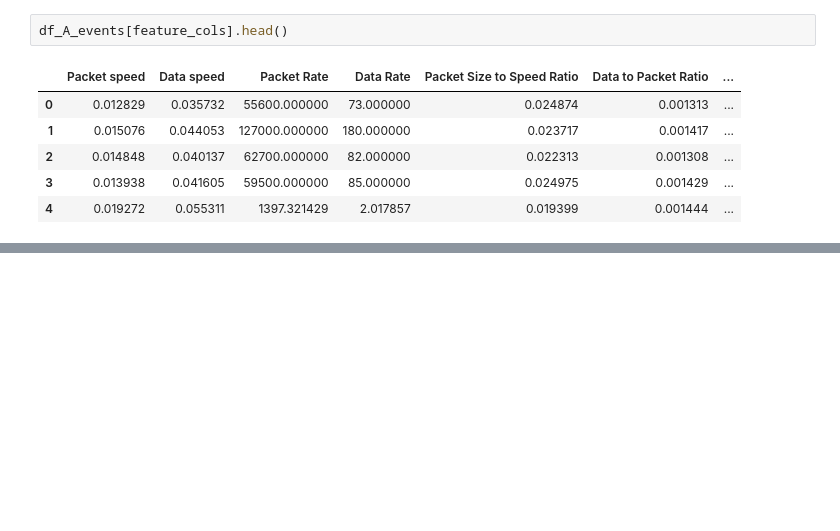
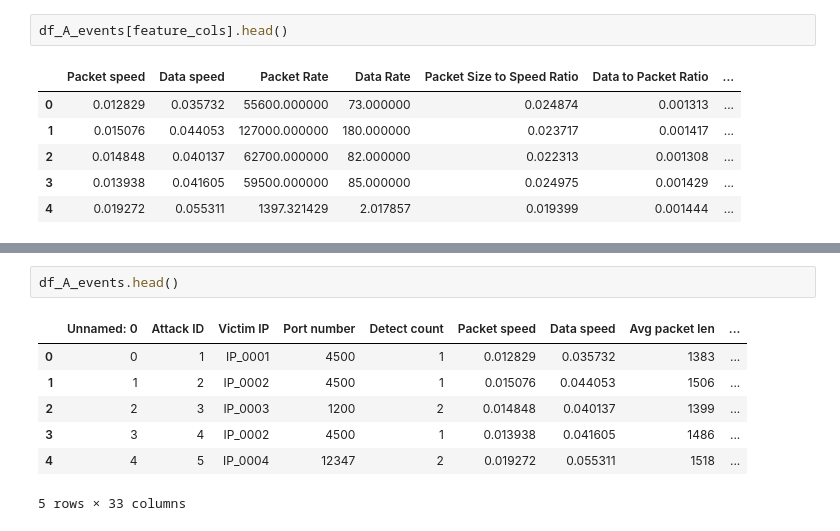
Before and after one commit to varsanyimate/ddos, a Jupyter notebook: src/feature_engineering.ipynb, the cells around one changed output, grey strips where cells are left out. Saved outputs shown, nothing was run; the diff lists cells and outputs as text; blank space fills up the shorter version.

```diff
--- a/src/feature_engineering.ipynb
+++ b/src/feature_engineering.ipynb
@@ -45,0 +105,10 @@ df_A_events[feature_cols].head()
+# %%
+df_A_events.head()
+# %% [output]
+|  | Unnamed: 0 | Attack ID | Victim IP | Port number | Detect count | Packet speed | Data speed | Avg packet len | ... |
+| 0 | 0 | 1 | IP_0001 | 4500 | 1 | 0.012829 | 0.035732 | 1383 | ... |
+| 1 | 1 | 2 | IP_0002 | 4500 | 1 | 0.015076 | 0.044053 | 1506 | ... |
+| 2 | 2 | 3 | IP_0003 | 1200 | 2 | 0.014848 | 0.040137 | 1399 | ... |
+| 3 | 3 | 4 | IP_0002 | 4500 | 1 | 0.013938 | 0.041605 | 1486 | ... |
+| 4 | 4 | 5 | IP_0004 | 12347 | 2 | 0.019272 | 0.055311 | 1518 | ... |
+5 rows × 33 columns
```
Also changed, not shown: parts of 14 cells of this notebook.
